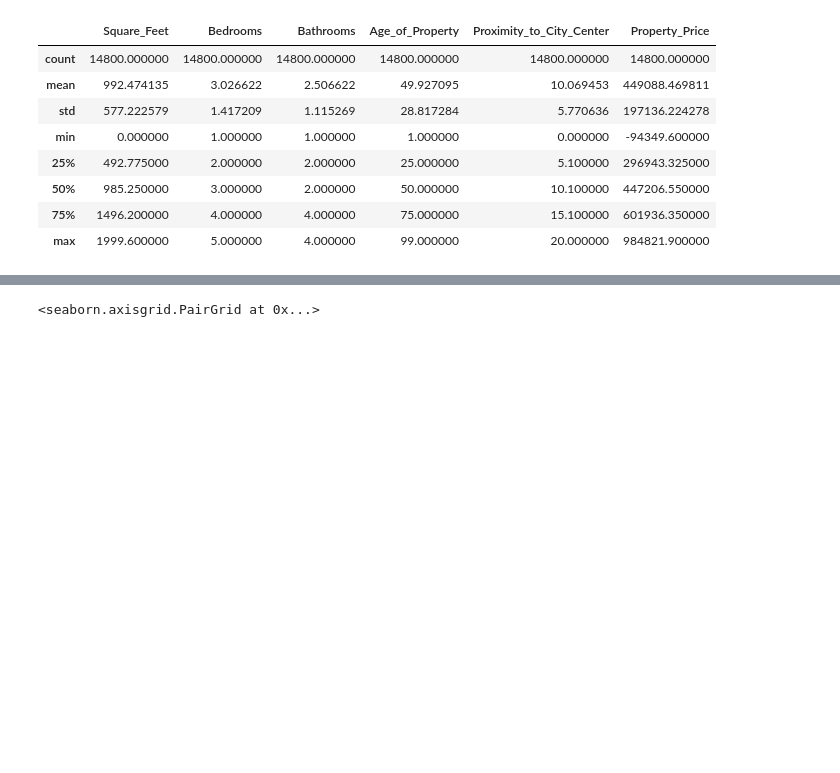
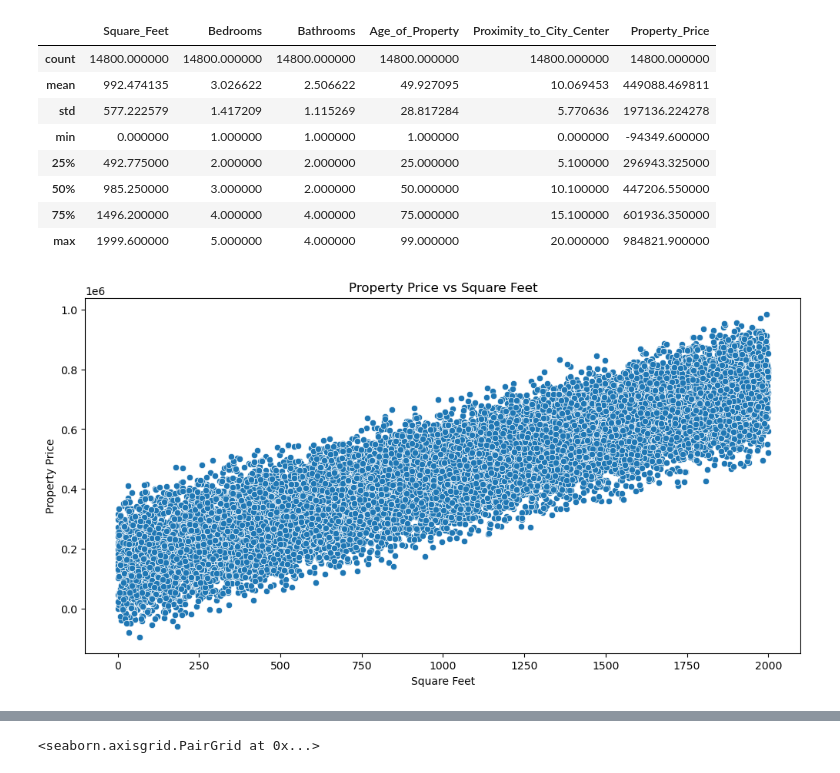
Before and after one commit to jlang62/ml-nlp-exam, a Jupyter notebook: notebooks/01_DeepLearning.ipynb, the cells around one changed output, grey strips where cells are left out. Saved outputs shown, nothing was run; the diff lists cells and outputs as text; code cells hidden in the pictures; blank space fills up the shorter version.

```diff
--- a/notebooks/01_DeepLearning.ipynb
+++ b/notebooks/01_DeepLearning.ipynb
@@ -91,3 +88,13 @@ df_clean.describe()
 | 50% | 985.250000 | 3.000000 | 2.000000 | 50.000000 | 10.100000 | 447206.550000 |
 | 75% | 1496.200000 | 4.000000 | 4.000000 | 75.000000 | 15.100000 | 601936.350000 |
 | max | 1999.600000 | 5.000000 | 4.000000 | 99.000000 | 20.000000 | 984821.900000 |
+# %%
+# Scatter plot for Square_Feet vs Property_Price
+plt.figure(figsize=(12, 6))
+sns.scatterplot(data=df, x='Square_Feet', y='Property_Price')
+plt.title('Property Price vs Square Feet')
+plt.xlabel('Square Feet')
+plt.ylabel('Property Price')
+plt.show()
+# %% [output]
+[figure, added]
```
Also changed, not shown: parts of 8 cells of this notebook, 2 other files.
